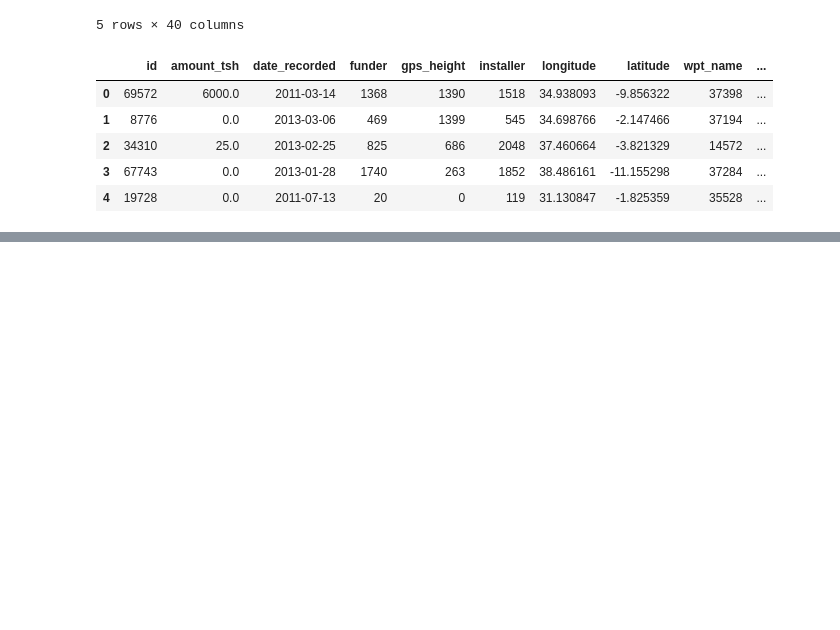
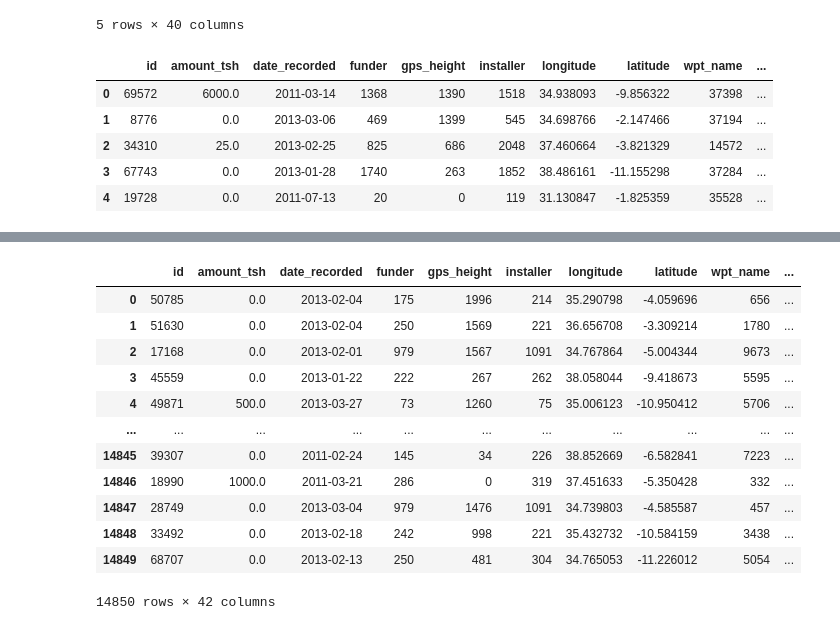
Before and after one commit to jogarman/Machine_learning, a Jupyter notebook: V0_pycaret.ipynb, the cells around one changed output, grey strips where cells are left out. Drawn from its saved outputs; the diff is of its cells as text; code cells hidden in the pictures; blank space fills up the shorter version.

```diff
--- a/V0_pycaret.ipynb
+++ b/V0_pycaret.ipynb
@@ -114,0 +140,2 @@ if 0:
+# %%
+predictions = predict_model(best_model, data=df_target_enlabeled)
@@ -114,0 +144,16 @@ if 0:
+# %%
+predictions
+# %% [output]
+|  | id | amount_tsh | date_recorded | funder | gps_height | installer | longitude | latitude | wpt_name | ... |
+| 0 | 50785 | 0.0 | 2013-02-04 | 175 | 1996 | 214 | 35.290798 | -4.059696 | 656 | ... |
+| 1 | 51630 | 0.0 | 2013-02-04 | 250 | 1569 | 221 | 36.656708 | -3.309214 | 1780 | ... |
+| 2 | 17168 | 0.0 | 2013-02-01 | 979 | 1567 | 1091 | 34.767864 | -5.004344 | 9673 | ... |
+| 3 | 45559 | 0.0 | 2013-01-22 | 222 | 267 | 262 | 38.058044 | -9.418673 | 5595 | ... |
+| 4 | 49871 | 500.0 | 2013-03-27 | 73 | 1260 | 75 | 35.006123 | -10.950412 | 5706 | ... |
+| ... | ... | ... | ... | ... | ... | ... | ... | ... | ... | ... |
+| 14845 | 39307 | 0.0 | 2011-02-24 | 145 | 34 | 226 | 38.852669 | -6.582841 | 7223 | ... |
+| 14846 | 18990 | 1000.0 | 2011-03-21 | 286 | 0 | 319 | 37.451633 | -5.350428 | 332 | ... |
+| 14847 | 28749 | 0.0 | 2013-03-04 | 979 | 1476 | 1091 | 34.739803 | -4.585587 | 457 | ... |
+| 14848 | 33492 | 0.0 | 2013-02-18 | 242 | 998 | 221 | 35.432732 | -10.584159 | 3438 | ... |
+| 14849 | 68707 | 0.0 | 2013-02-13 | 250 | 481 | 304 | 34.765053 | -11.226012 | 5054 | ... |
+14850 rows × 42 columns
```
Also changed, not shown: parts of 11 cells of this notebook, 14 other files.
